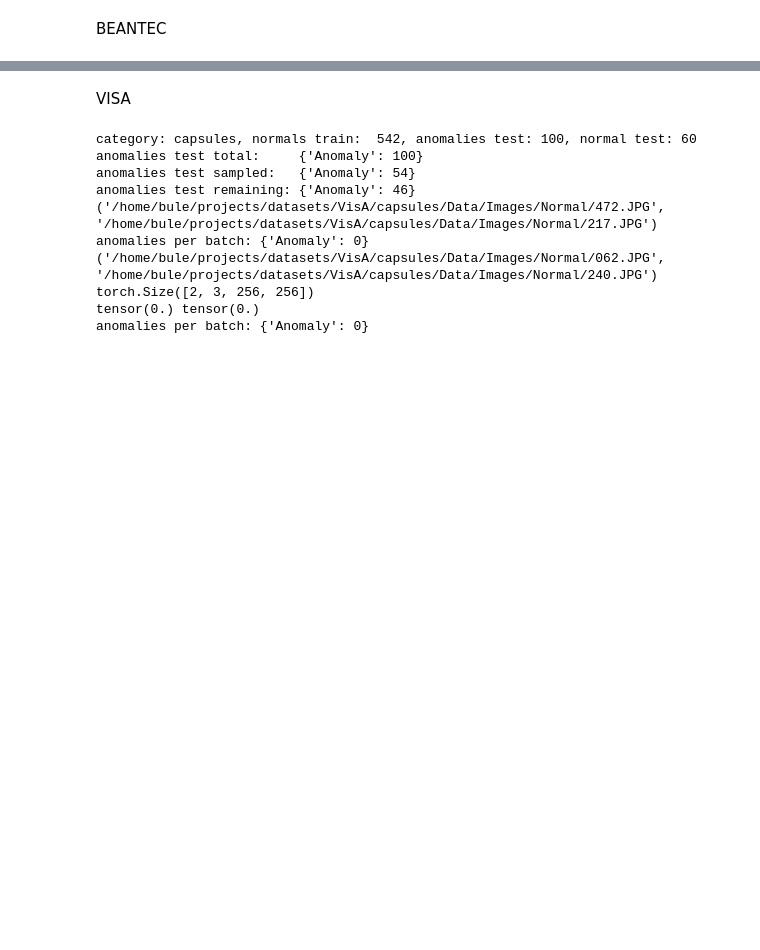
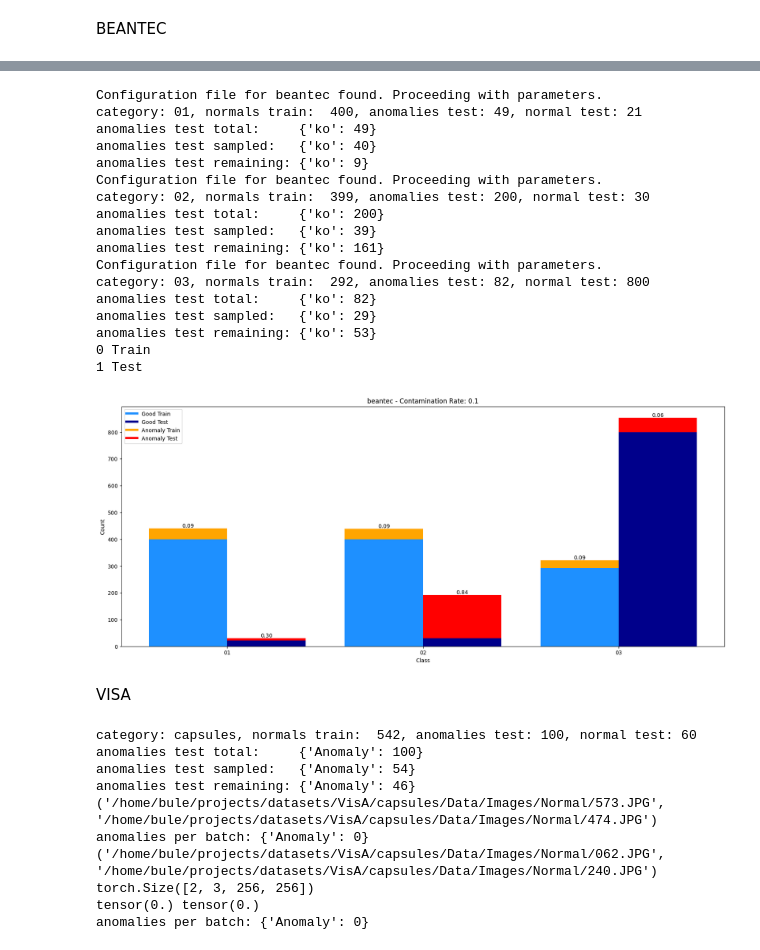
Before and after one commit to buehlpa/UTRAD, a Jupyter notebook: dev_contam_dataloader.ipynb, the cells around one changed output, grey strips where cells are left out. Saved outputs shown, nothing was run; the diff lists cells and outputs as text; code cells hidden in the pictures; blank space fills up the shorter version.

```diff
--- a/dev_contam_dataloader.ipynb
+++ b/dev_contam_dataloader.ipynb
@@ -810,2 +1055,75 @@ AttributeError: 'TrainOptions' object has no attribute 'test_seed'
+# %%
+res_df=pd.DataFrame({'class':[],'categories':[],'good_images':[],'anomalies':[],'ratios':[]})
+
+for key in anomaly_categories.keys():
+    args = TrainOptions(category=key)
+    try:
+        with open(os.path.join('configurations',f'{args.data_set}.json' ), 'r') as file:
+            dataset_parameters = json.load(file)
+        setattr(args, 'dataset_parameters', dataset_parameters)
+        print(f"Configuration file for {args.data_set} found. Proceeding with parameters.")
+
+    except FileNotFoundError:
+        print(f"Configuration file for {args.data_set} not found. Proceeding with default parameters.")
+        setattr(args, 'dataset_parameters', {})
+
+
+
+    normal_images, validation_images, sampled_anomalies_for_train, sampled_anomalies_for_val, good_images_test, remaining_anomalies_test = get_paths_beantec(args,verbose=True)
+    categories = ['Train', 'Test', 'Validation']
+    good_images = [len(normal_images), len(good_images_test), len(validation_images)]
+    anomalies = [len(sampled_anomalies_for_train), len(remaining_anomalies_test), len(sampled_anomalies_for_val)]
+
+    ratios = [anomalies[i] / (good_images[i]+anomalies[i]) if good_images[i] != 0 else 0 for i in range(len(categories))]
+
+
+
+    df_class=pd.DataFrame({'class':[key]*len(categories),'categories':categories,'good_images':good_images,'anomalies':anomalies,'ratios':ratios})
+
+    res_df=pd.concat([res_df,df_class])
+
+    # fig, ax = plt.subplots(figsize=(10, 6))
+
+    # bar_width = 0.5
+    # bar1 = np.arange(len(categories))
+
+    # p1 = ax.bar(bar1, good_images, bar_width, label='Good Images', color='skyblue')
+    # p2 = ax.bar(bar1, anomalies, bar_width, bottom=good_images, label='Anomalies', color='lightcoral')
+
+    # ax.set_xlabel('Image Categories')
+    # ax.set_ylabel('Number of Images')
+    # ax.set_title(f'Contaminated {args.contamination_rate} data for category: {args.data_category} dataset: {args.data_set}')
+    # ax.set_xticks(bar1)
+    # ax.set_xticklabels(categories)
+    # ax.legend()
+
+
+    # for i in range(len(categories)):
+    #     ax.text(bar1[i], good_images[i] / 2, f'{good_images[i]}', ha='center', va='center', color='black')
+    #     ax.text(bar1[i], good_images[i] + anomalies[i] / 2, f'{anomalies[i]}', ha='center', va='center', color='black')
+    #     ax.text(bar1[i], good_images[i] + anomalies[i] + 5, f'Ratio: {ratios[i]:.2f}', ha='center')
+
+
+
+plot_allbars(res_df,args)
+# %% [output]
+Configuration file for beantec found. Proceeding with parameters.
+category: 01, normals train:  400, anomalies test: 49, normal test: 21
+anomalies test total:     {'ko': 49}
+anomalies test sampled:   {'ko': 40}
+anomalies test remaining: {'ko': 9}
+Configuration file for beantec found. Proceeding with parameters.
+category: 02, normals train:  399, anomalies test: 200, normal test: 30
+anomalies test total:     {'ko': 200}
+anomalies test sampled:   {'ko': 39}
+anomalies test remaining: {'ko': 161}
+Configuration file for beantec found. Proceeding with parameters.
+category: 03, normals train:  292, anomalies test: 82, normal test: 800
+anomalies test total:     {'ko': 82}
+anomalies test sampled:   {'ko': 29}
+anomalies test remaining: {'ko': 53}
+0 Train
+1 Test
+[figure, added]
 # %% [markdown]
 VISA
@@ -919,7 +1148,7 @@ anomaly_categories={
 
 #args = TrainOptions().parse() # surpass kernelerror with this:
 class TrainOptions:
-    def __init__(self):
+    def __init__(self,category='capsules'):
         self.exp_name = "Exp_19_06_24"
         self.epoch_start = 0
         self.epoch_num = 150
@@ -930,7 +1159,7 @@ class TrainOptions:
         self.activation = 'gelu'
         self.unalign_test = False
         self.data_root = '/home/bule/projects/datasets/VisA'
-        self.data_category = "capsules"
+        self.data_category = category
         self.batch_size = 2
         self.data_ratio = 1.0
         self.lr = 1e-4
@@ -988,7 +1217,7 @@ category: capsules, normals train:  542, anomalies test: 100, normal test: 60
 anomalies test total:     {'Anomaly': 100}
 anomalies test sampled:   {'Anomaly': 54}
 anomalies test remaining: {'Anomaly': 46}
-('/home/bule/projects/datasets/VisA/capsules/Data/Images/Normal/472.JPG', '/home/bule/projects/datasets/VisA/capsules/Data/Images/Normal/217.JPG')
+('/home/bule/projects/datasets/VisA/capsules/Data/Images/Normal/573.JPG', '/home/bule/projects/datasets/VisA/capsules/Data/Images/Normal/474.JPG')
 anomalies per batch: {'Anomaly': 0}
 ('/home/bule/projects/datasets/VisA/capsules/Data/Images/Normal/062.JPG', '/home/bule/projects/datasets/VisA/capsules/Data/Images/Normal/240.JPG')
 torch.Size([2, 3, 256, 256])
```
Also changed, not shown: parts of 12 cells of this notebook, 16 other files.
